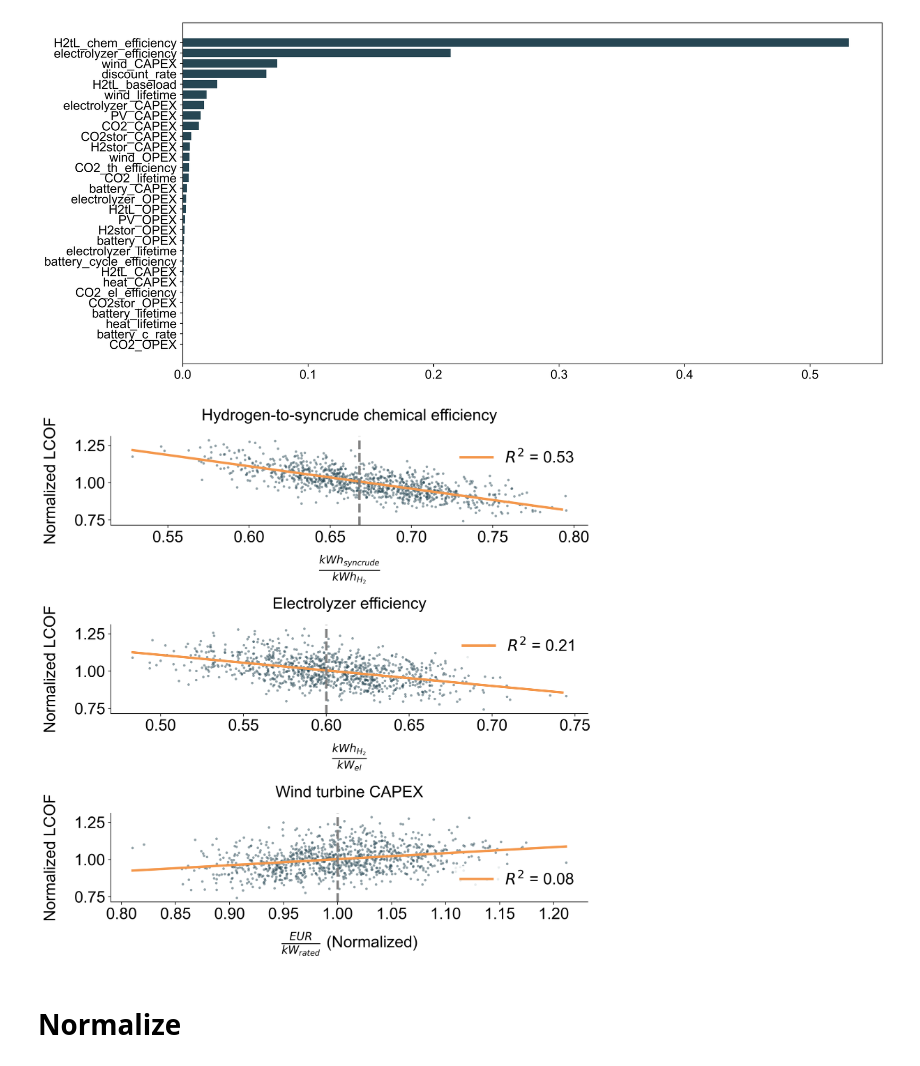
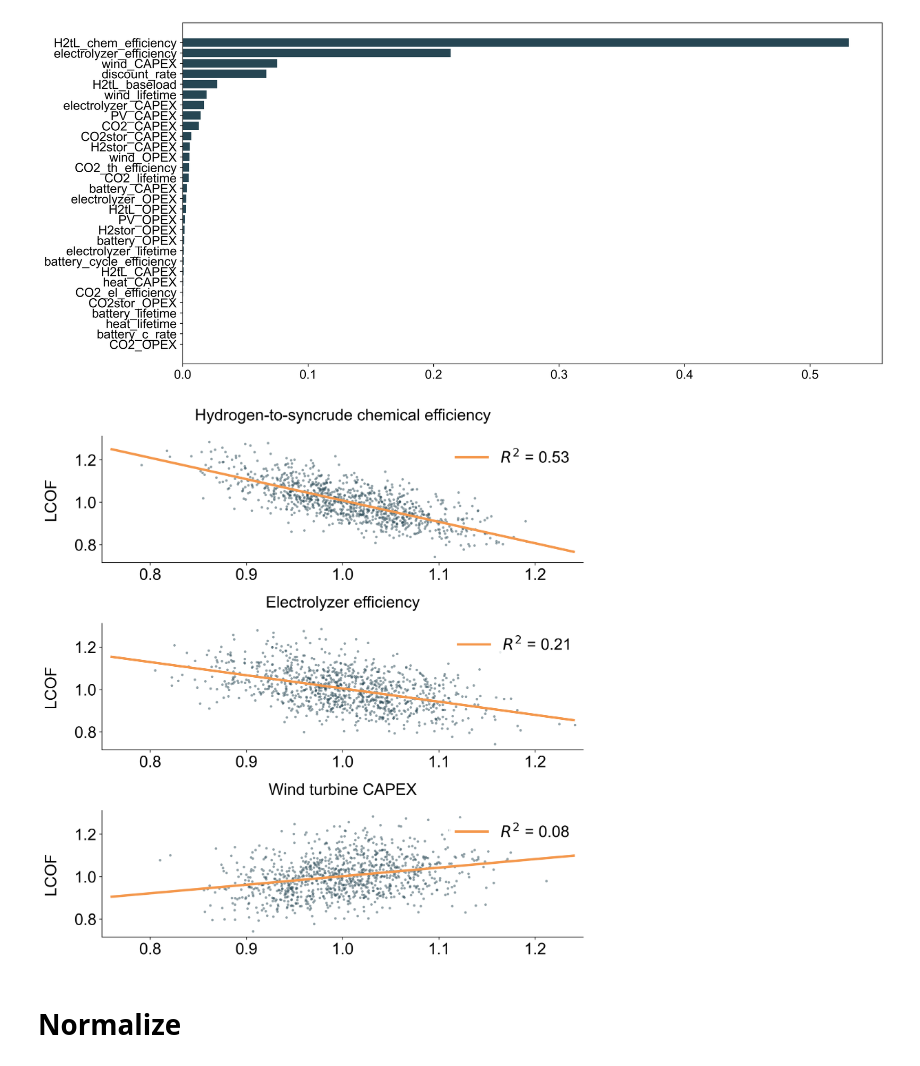
Before and after one commit to kwdseymour/EuroSAFs, a Jupyter notebook: scripts/analysis/sensitivity_analysis.ipynb, the cells around one changed output. Drawn from its saved outputs; the diff is of its cells as text; code cells hidden in the pictures.

Commit message:
Update sensitivity analysis with per-unit input values

```diff
--- a/scripts/analysis/sensitivity_analysis.ipynb
+++ b/scripts/analysis/sensitivity_analysis.ipynb
@@ -48,16 +81,24 @@ for country in countries:
 results_2020 = results_2020_raw.drop(columns=[x for x in specs_names if x in results_2020_raw.columns])
 
 # Merge the above two dataframes
-# combined = sensitivity.merge(results_2020,on=['lat','lon','shore_designation'],how='left',suffixes=('_sensi','_2020'))
-# NOTE: THE FOLLOWING LINE SHOULD BE USED INSTEAD OF THE ONE ABOVE ONCE THE SENSITIVITY RESULTS INCLUDE THE COUNTRY NAME
 combined = gpd.GeoDataFrame(sensitivity.merge(results_2020,on=['lat','lon','country','shore_designation'],how='left',suffixes=('_sensi','_2020')))
 combined['sea_node'] = combined.apply(lambda x: True if x.shore_designation=='offshore' else False, axis=1)
 combined_gdf = gpd.GeoDataFrame(combined.merge(europe_grid,on=['lat','lon','country','sea_node'],how='left'))
 
-# Normalize the LCOF found n the sensitivty analysis relative to that found for the 2020 parameters
+eval_params = [x for x in combined_gdf.columns if x in specs_names or x in ['wind_CAPEX','wind_OPEX']]
+eval_params = [x for x in eval_params if combined_gdf[x].max()!=combined_gdf[x].min()]
+eval_params = [x for x in eval_params if combined_gdf[x].isna().sum()==0]
+
+# Normalize all parameter values
+for eval_param in eval_params:
+    combined_gdf[eval_param] = combined_gdf[eval_param]/specs.at[eval_param,'value_2020']
+
+# Normalize the LCOF found in the sensitivty analysis relative to that found for the 2020 parameters
 combined_gdf['LCOF_liter_norm'] = combined_gdf.LCOF_liter_sensi/combined_gdf.LCOF_liter_2020
-combined_gdf['wind_CAPEX'] = combined_gdf.apply(lambda x: x[f'wind_{x.wind_class_sensi}_CAPEX']/specs.at[f'wind_{x.wind_class_sensi}_CAPEX','value_2020'],axis=1)
-combined_gdf['wind_OPEX'] = combined_gdf.apply(lambda x: x[f'wind_{x.wind_class_sensi}_OPEX']/specs.at[f'wind_{x.wind_class_sensi}_OPEX','value_2020'],axis=1)
+
+# Set wind column based on turbine class
+combined_gdf['wind_CAPEX'] = combined_gdf.apply(lambda x: x[f'wind_{x.wind_class_sensi}_CAPEX'],axis=1)
+combined_gdf['wind_OPEX'] = combined_gdf.apply(lambda x: x[f'wind_{x.wind_class_sensi}_OPEX'],axis=1)
 combined_gdf.drop(columns=['wind_lo_CAPEX','wind_lo_OPEX','wind_mid_CAPEX','wind_mid_OPEX','wind_hi_CAPEX','wind_hi_OPEX','wind_monopole_CAPEX','wind_monopole_OPEX','wind_jacket_CAPEX','wind_jacket_OPEX','wind_floating_CAPEX','wind_floating_OPEX'],
                   inplace=True)
 
@@ -120,52 +186,40 @@ df = combined_gdf.copy()
 ols_reg_slice = ols_reg.loc[ols_reg.Parameter!='discount_rate'].sort_values('R-Squared',ascending=False).iloc[:params_count].reset_index(drop=True).copy()
 
 cmap = 'RdYlGn_r'
 
 titles = {
     'H2tL_chem_efficiency':'Hydrogen-to-syncrude chemical efficiency',
     'electrolyzer_efficiency': 'Electrolyzer efficiency',
     'wind_CAPEX': 'Wind turbine CAPEX',
     'electrolyzer_CAPEX': 'Electrolyzer CAPEX'
 }
-units_map = {
-    'H2tL_chem_efficiency':r'$\frac{kWh_{syncrude}}{kWh_{H_{2}}}$',
-    'electrolyzer_efficiency':r'$\frac{kWh_{H_{2}}}{kW_{el}}$',
-    'wind_CAPEX':r'$\frac{EUR}{kW_{rated}}$',
 
-}
 if ncols == None:
     ncols = int(np.ceil(np.sqrt(params_count)))
 nrows = int(np.ceil(params_count/ncols))
 fig,axes = plt.subplots(nrows=nrows,ncols=ncols,figsize=figsize)
 axes = np.reshape(axes,(1,nrows*ncols))[0]
 for idx,row in ols_reg_slice.iterrows():
     axes[idx].scatter(df[row.Parameter],df.LCOF_liter_norm, s=10, alpha=0.5, lw=0)#, cmap=cmap, vmin=2, vmax=4, c=df.LCOF_liter_2020)
-    maxx = df[row.Parameter].max()
-    minx = df[row.Parameter].min()
-    x = np.arange(minx,maxx,round((maxx-minx)/100,5))
+    minx = 0.75
+    maxx = 1.25
+    x = np.linspace(0.76,1.24,100)
     y = row.Slope*x + row.Intercept
     axes[idx].plot(x,y,linewidth=3,color='C1',label=fr'$R^{2}$ = {row["R-Squared"]:.2f}')
-    if row.Parameter not in ['wind_CAPEX','wind_OPEX']:
-        chosen_val = specs.at[row.Parameter,'value_2020']
-        units = units_map[row.Parameter]
-    else:
-        chosen_val = 1
-        units = units_map[row.Parameter] + ' (Normalized)'
-    axes[idx].axvline(chosen_val,linewidth=3,linestyle='--',c='grey')
-    axes[idx].set_xlabel(units,fontsize=fontsize)
     axes[idx].set_title(titles[row.Parameter],fontsize=fontsize)
     axes[idx].tick_params(labelsize=fontsize)
-    axes[idx].legend(fontsize=fontsize,edgecolor=(1,1,1,0.5),facecolor=(1, 1, 1, 0.5))#,loc='upper right')
+    axes[idx].legend(fontsize=fontsize,edgecolor=(1,1,1,0.5),facecolor=(1, 1, 1, 0.5),loc='upper right')
     if idx in [x*ncols for x in range(nrows)]:
-        axes[idx].set_ylabel('Normalized LCOF',labelpad=20,fontsize=fontsize)
+        axes[idx].set_ylabel('LCOF',labelpad=20,fontsize=fontsize)
 
     axes[idx].spines['top'].set_visible(False)
     axes[idx].spines['right'].set_visible(False)
+    axes[idx].set_xlim(minx,maxx)
 plt.subplots_adjust(hspace=0.9,wspace=0.2)
 plt.tight_layout()
 plt.savefig('../../gfx/highest_sensitivities.png',dpi=400,bbox_inches='tight')
 # %% [output]
-[figure, old version]
+[figure, new version]
 # %% [markdown]
 # Normalize
 # %%
```
Also changed, not shown: parts of 4 cells of this notebook, 1 other file.
